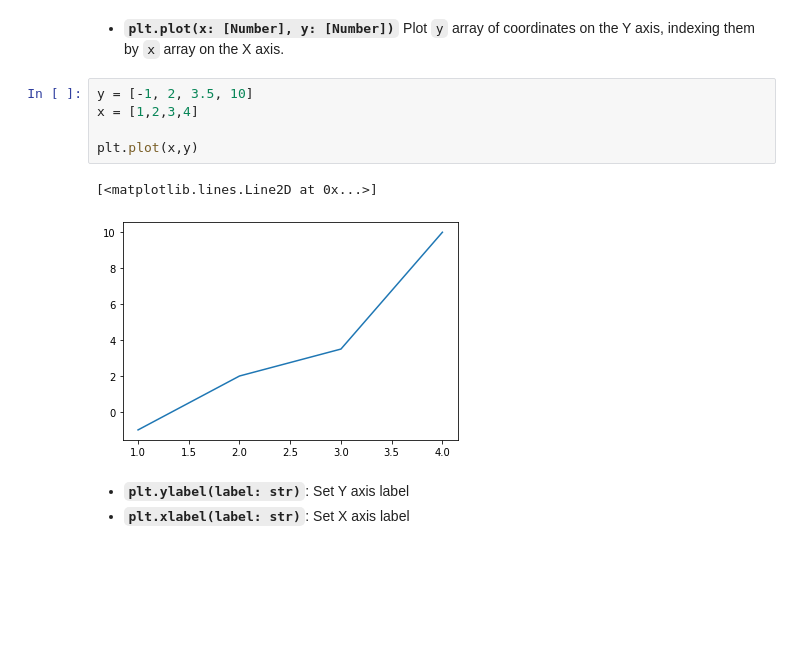
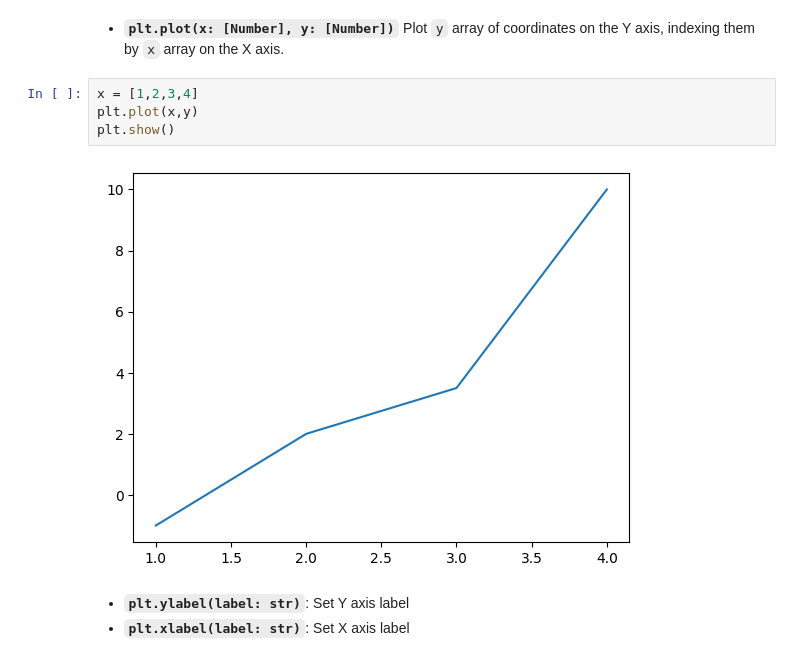
Before and after one commit to nluizsoliveira/Data-Notes, a Jupyter notebook: MatPlotLib.ipynb, the cells around one changed output. Drawn from its saved outputs; the diff is of its cells as text; blank space fills up the shorter version.

Commit message:
feat(matplotlib): add plot examples

```diff
--- a/MatPlotLib.ipynb
+++ b/MatPlotLib.ipynb
@@ -34,13 +35,11 @@ plt.show()
 # %% [markdown]
 - **`plt.plot(x: [Number], y: [Number])`** Plot `y` array of coordinates on the Y axis, indexing them by `x` array on the X axis.
 # %%
-y = [-1, 2, 3.5, 10]
 x = [1,2,3,4]
-
 plt.plot(x,y)
+plt.show()
 # %% [output]
-[<matplotlib.lines.Line2D at 0x...>]
-[figure, old version]
+[figure, new version]
 # %% [markdown]
 - **`plt.ylabel(label: str)`**: Set Y axis label
 - **`plt.xlabel(label: str)`**: Set X axis label
```
Also changed, not shown: parts of 6 cells of this notebook.
